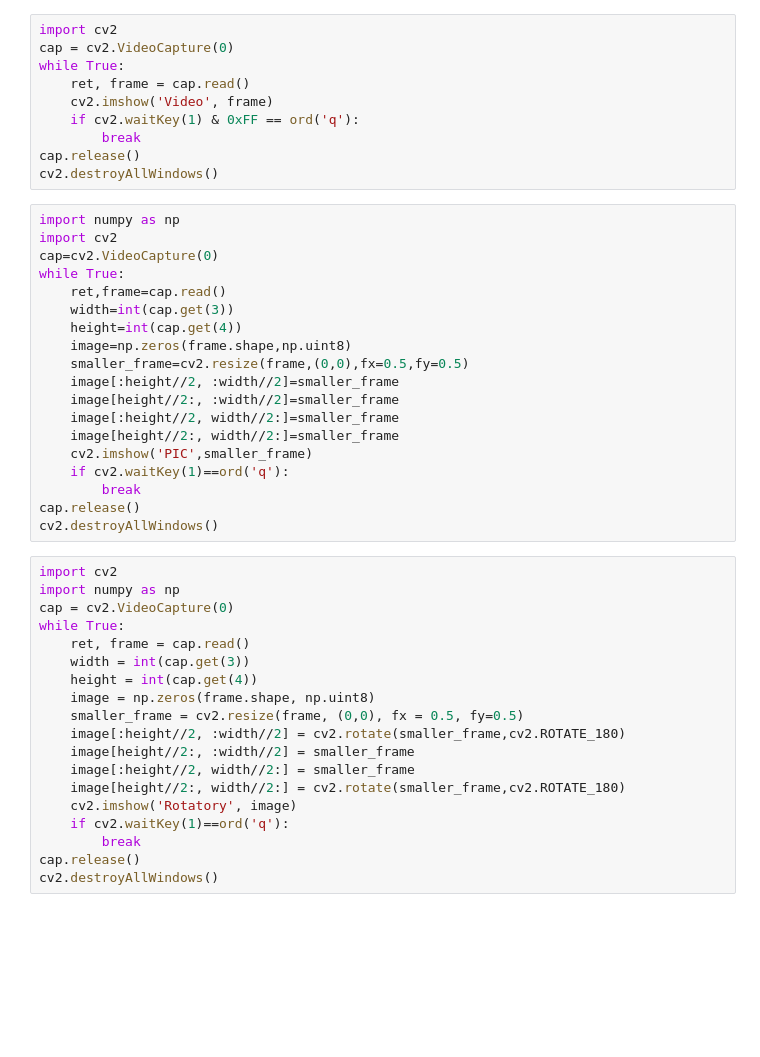
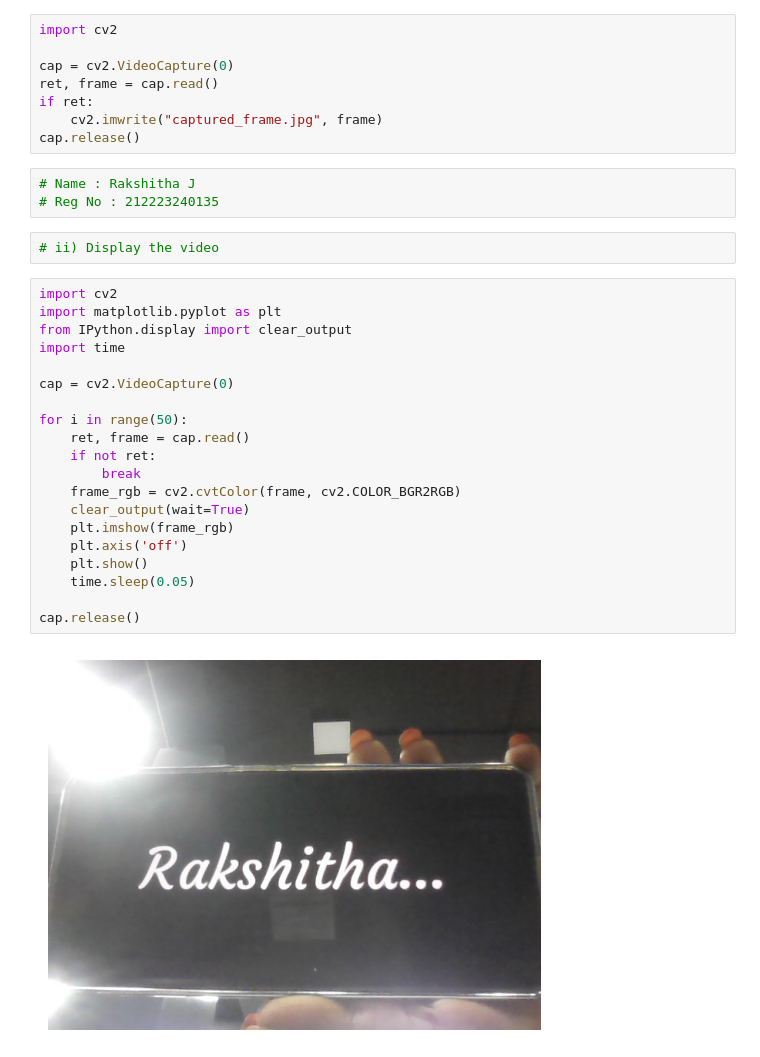
Before and after one commit to Rakshithajagadeesh07/Image_Acqusition-_using_Web_Camera, a Jupyter notebook: ex 02.ipynb, the cells around one changed output. Cells and saved outputs as stored; diff of their text form; blank space fills up the shorter version.

```diff
--- a/ex 02.ipynb
+++ b/ex 02.ipynb
@@ -18,48 +3,35 @@ cv2.destroyAllWindows
 # %%
 import cv2
+
 cap = cv2.VideoCapture(0)
-while True:
-    ret, frame = cap.read()
-    cv2.imshow('Video', frame)
-    if cv2.waitKey(1) & 0xFF == ord('q'):
-        break
+ret, frame = cap.read()
+if ret:
+    cv2.imwrite("captured_frame.jpg", frame)
 cap.release()
-cv2.destroyAllWindows()
 # %%
-import numpy as np
-import cv2
-cap=cv2.VideoCapture(0)
-while True:
-    ret,frame=cap.read()
-    width=int(cap.get(3))
-    height=int(cap.get(4))
-    image=np.zeros(frame.shape,np.uint8)
-    smaller_frame=cv2.resize(frame,(0,0),fx=0.5,fy=0.5)
-    image[:height//2, :width//2]=smaller_frame
-    image[height//2:, :width//2]=smaller_frame
-    image[:height//2, width//2:]=smaller_frame
-    image[height//2:, width//2:]=smaller_frame
-    cv2.imshow('PIC',smaller_frame)
-    if cv2.waitKey(1)==ord('q'):
-        break
-cap.release()
-cv2.destroyAllWindows()
+# Name : Rakshitha J
+# Reg No : 212223240135
 # %%
-import cv2
-import numpy as np
-cap = cv2.VideoCapture(0)
-while True:
-    ret, frame = cap.read()
-    width = int(cap.get(3))
-    height = int(cap.get(4))
-    image = np.zeros(frame.shape, np.uint8)
-    smaller_frame = cv2.resize(frame, (0,0), fx = 0.5, fy=0.5)
-    image[:height//2, :width//2] = cv2.rotate(smaller_frame,cv2.ROTATE_180)
-    image[height//2:, :width//2] = smaller_frame
-    image[:height//2, width//2:] = smaller_frame
-    image[height//2:, width//2:] = cv2.rotate(smaller_frame,cv2.ROTATE_180)
-    cv2.imshow('Rotatory', image)
-    if cv2.waitKey(1)==ord('q'):
-        break
-cap.release()
-cv2.destroyAllWindows()
+# ii) Display the video
+# %%
+import cv2
+import matplotlib.pyplot as plt
+from IPython.display import clear_output
+import time
+
+cap = cv2.VideoCapture(0)
+
+for i in range(50):
+    ret, frame = cap.read()
+    if not ret:
+        break
+    frame_rgb = cv2.cvtColor(frame, cv2.COLOR_BGR2RGB)
+    clear_output(wait=True)
+    plt.imshow(frame_rgb)
+    plt.axis('off')
+    plt.show()
+    time.sleep(0.05)
+
+cap.release()
+# %% [output]
+[figure, added]
```
Also changed, not shown: parts of 3 cells of this notebook.
